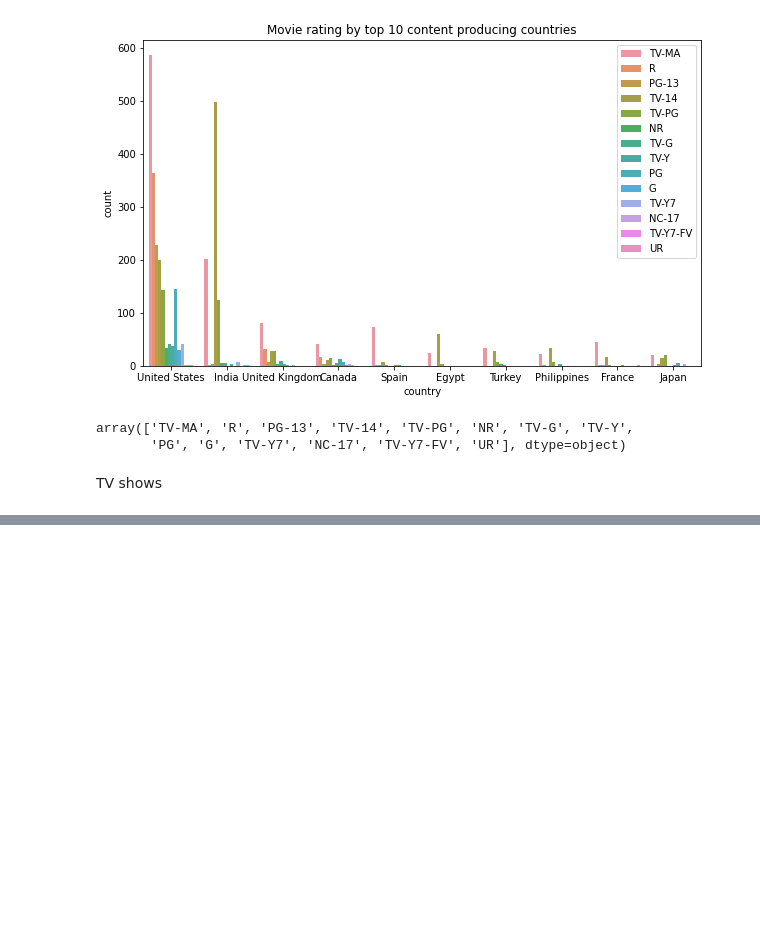
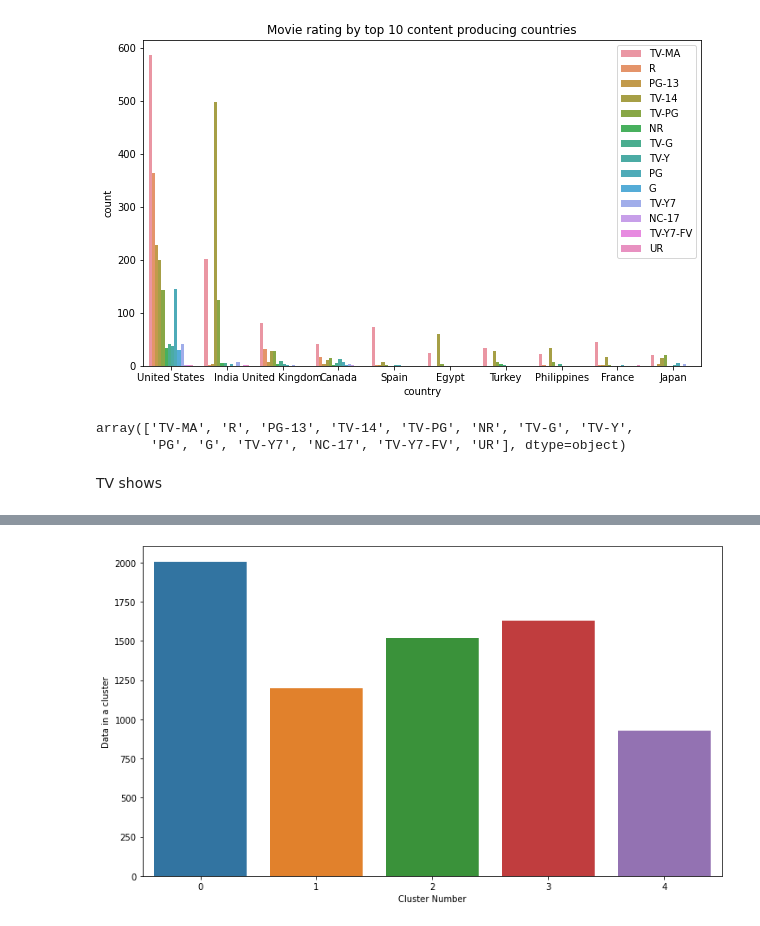
Before and after one commit to pranay2310/NETFLIX-MOVIES-AND-TV-SHOWS-CLUSTERING, a Jupyter notebook: NETFLIX_MOVIES_AND_TV_SHOWS_CLUSTERING.ipynb, the cells around one changed output, grey strips where cells are left out. Drawn from its saved outputs; the diff is of its cells as text; code cells hidden in the pictures; blank space fills up the shorter version.

```diff
--- a/NETFLIX_MOVIES_AND_TV_SHOWS_CLUSTERING.ipynb
+++ b/NETFLIX_MOVIES_AND_TV_SHOWS_CLUSTERING.ipynb
@@ -581,0 +680,7 @@ TV shows
+# %%
+from sklearn.preprocessing import LabelEncoder #  converting the labels into a numeric form.
+le =LabelEncoder()
+netflix_df["type"] = le.fit_transform(netflix_df["type"])
+netflix_df["country"] = le.fit_transform(netflix_df["country"])
+netflix_df['rating'] = le.fit_transform(netflix_df['rating'])
+netflix_df['listed_in'] = le.fit_transform(netflix_df['listed_in'])
@@ -581,0 +994,4 @@ TV shows
+# %%
+#fitting
+kmeans = KMeans(n_clusters=5)
+kmeans.fit(netflix_data)
@@ -581,0 +1000,3 @@ TV shows
+# %%
+len(kmeans.labels_)
+netflix['cluster'] = kmeans.labels_
@@ -581,0 +1012,7 @@ TV shows
+# %%
+plt.figure(figsize=(12,7))
+axis = sns.barplot(x=np.arange(0,5,1),y=netflix.groupby(['cluster']).count()['type'].values)
+x=axis.set_xlabel("Cluster Number")
+x=axis.set_ylabel("Data in a cluster")
+# %% [output]
+[figure, added]
```
Also changed, not shown: parts of 63 cells of this notebook.
